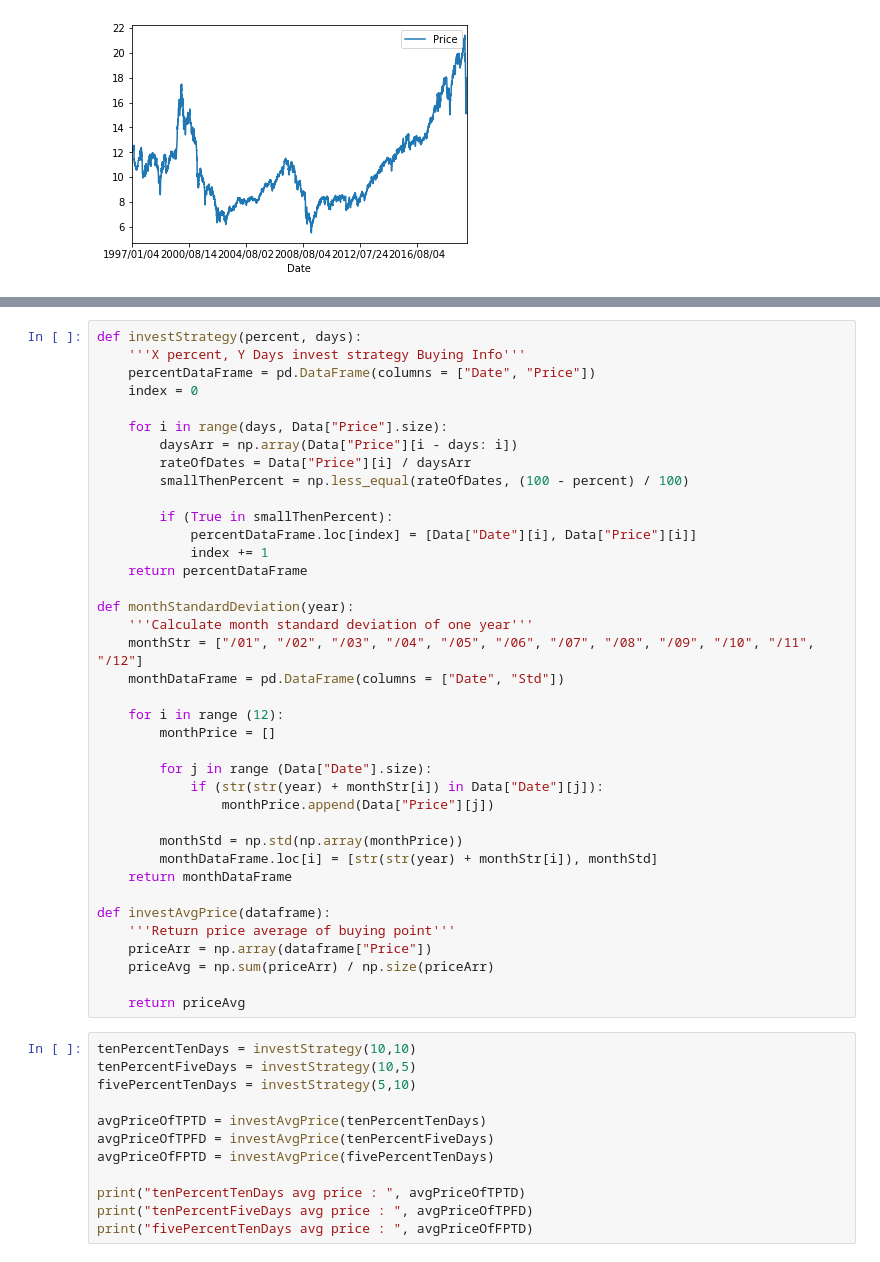
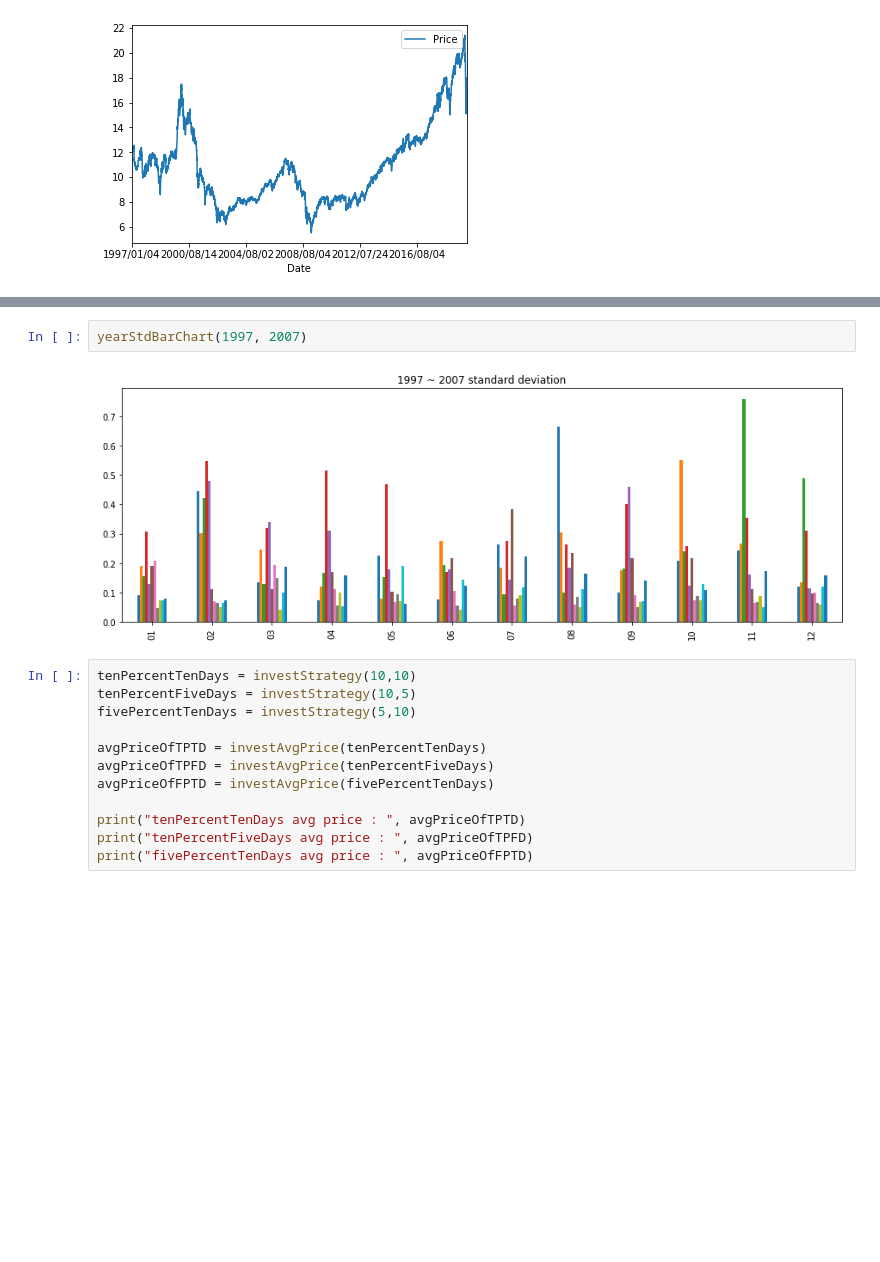
Before and after one commit to feather07170132/NOMURA_PROJECT, a Jupyter notebook: Data_Analysis.ipynb, the cells around one changed output, grey strips where cells are left out. Cells and saved outputs as stored; diff of their text form; blank space fills up the shorter version.

Commit message:
Add bar chart fun

```diff
--- a/Data_Analysis.ipynb
+++ b/Data_Analysis.ipynb
@@ -22,41 +11,7 @@ yearDataFrame.plot.bar(title = "2000 ~ 2009 standard deviation");
-# %%
-def investStrategy(percent, days):
-    '''X percent, Y Days invest strategy Buying Info'''
-    percentDataFrame = pd.DataFrame(columns = ["Date", "Price"])
-    index = 0
-
-    for i in range(days, Data["Price"].size):
-        daysArr = np.array(Data["Price"][i - days: i])
-        rateOfDates = Data["Price"][i] / daysArr
-        smallThenPercent = np.less_equal(rateOfDates, (100 - percent) / 100)
-
-        if (True in smallThenPercent):
-            percentDataFrame.loc[index] = [Data["Date"][i], Data["Price"][i]]
-            index += 1
-    return percentDataFrame
-
-def monthStandardDeviation(year):
-    '''Calculate month standard deviation of one year'''
-    monthStr = ["/01", "/02", "/03", "/04", "/05", "/06", "/07", "/08", "/09", "/10", "/11", "/12"]
-    monthDataFrame = pd.DataFrame(columns = ["Date", "Std"])
-
-    for i in range (12):
-        monthPrice = []
-
-        for j in range (Data["Date"].size):
-            if (str(str(year) + monthStr[i]) in Data["Date"][j]):
-                monthPrice.append(Data["Price"][j])
-
-        monthStd = np.std(np.array(monthPrice))
-        monthDataFrame.loc[i] = [str(str(year) + monthStr[i]), monthStd]
-    return monthDataFrame
-
-def investAvgPrice(dataframe):
-    '''Return price average of buying point'''
-    priceArr = np.array(dataframe["Price"])
-    priceAvg = np.sum(priceArr) / np.size(priceArr)
-
-    return priceAvg
+# %%
+yearStdBarChart(1997, 2007)
+# %% [output]
+[figure, added]
 # %%
 tenPercentTenDays = investStrategy(10,10)
 tenPercentFiveDays = investStrategy(10,5)
```
Also changed, not shown: parts of 2 cells of this notebook.
